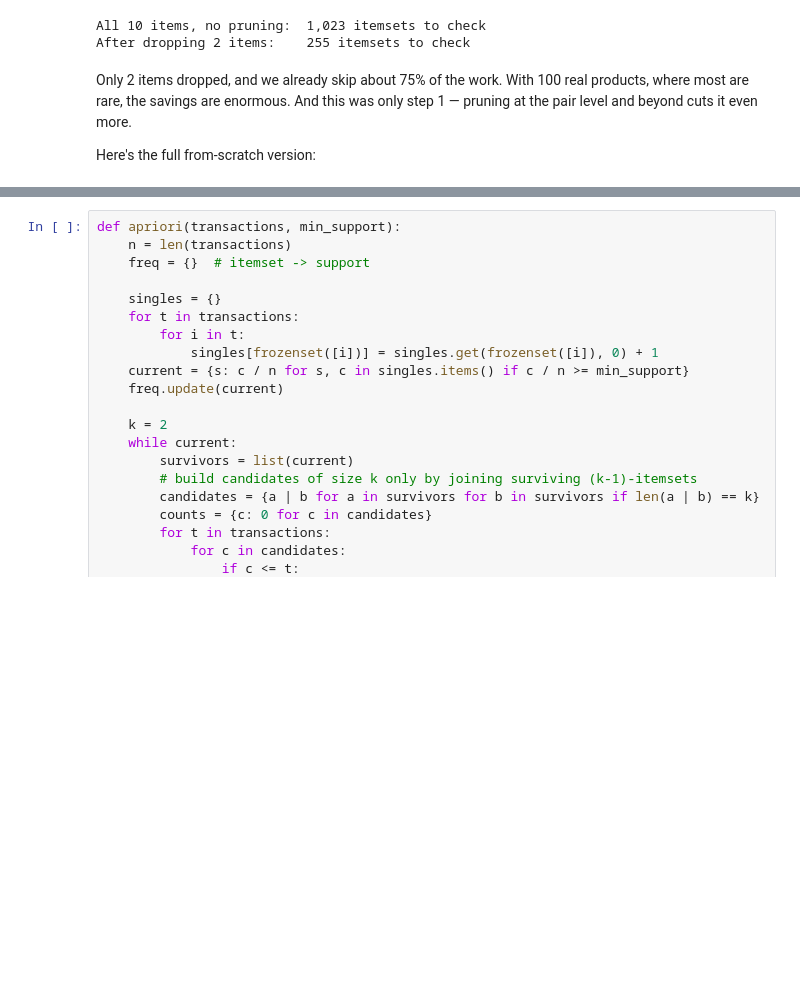
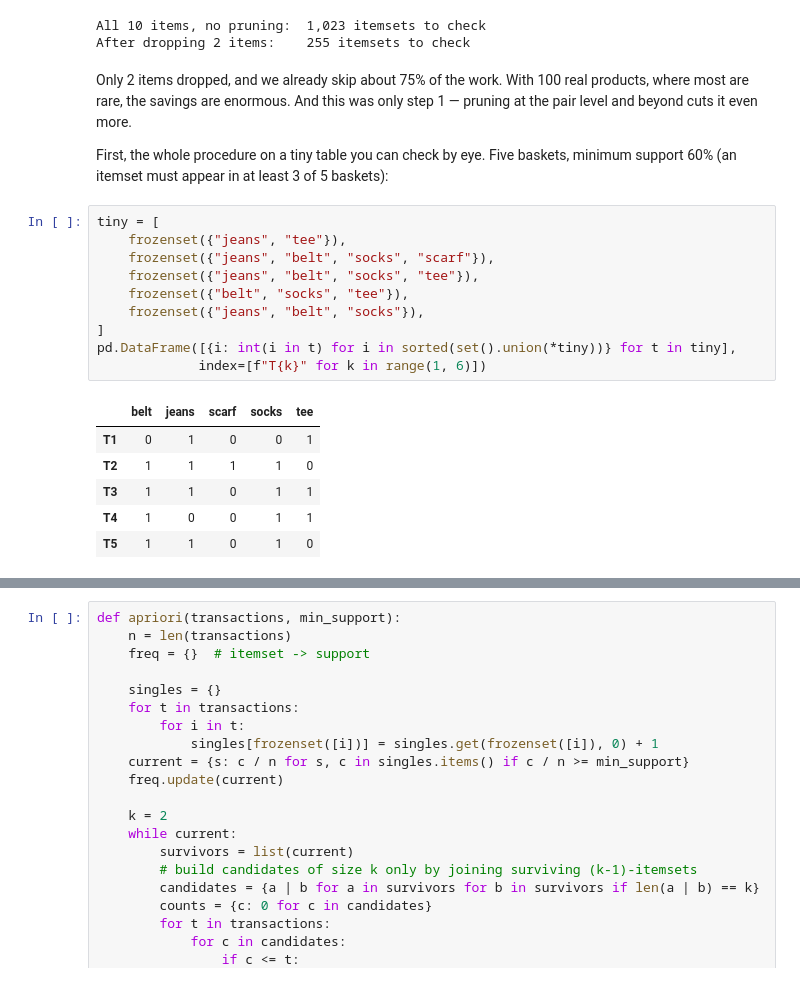
Before and after one commit to Ujjwal091/ai-ml-course, a Jupyter notebook: modules/02-unsupervised-learning/market-basket-analysis/notes.ipynb, the cells around one changed output, grey strips where cells are left out. Saved outputs shown, nothing was run; the diff lists cells and outputs as text; blank space fills up the shorter version.

```diff
--- a/modules/02-unsupervised-learning/market-basket-analysis/notes.ipynb
+++ b/modules/02-unsupervised-learning/market-basket-analysis/notes.ipynb
@@ -285,4 +276,22 @@ After dropping 2 items:    255 itemsets to check
 Only 2 items dropped, and we already skip about 75% of the work. With 100 real products, where most are rare,
 the savings are enormous. And this was only step 1 — pruning at the pair level and beyond cuts it even more.
 
-Here's the full from-scratch version:
+First, the whole procedure on a tiny table you can check by eye. Five baskets, minimum support 60% (an itemset
+must appear in at least 3 of 5 baskets):
+# %%
+tiny = [
+    frozenset({"jeans", "tee"}),
+    frozenset({"jeans", "belt", "socks", "scarf"}),
+    frozenset({"jeans", "belt", "socks", "tee"}),
+    frozenset({"belt", "socks", "tee"}),
+    frozenset({"jeans", "belt", "socks"}),
+]
+pd.DataFrame([{i: int(i in t) for i in sorted(set().union(*tiny))} for t in tiny],
+             index=[f"T{k}" for k in range(1, 6)])
+# %% [output]
+|  | belt | jeans | scarf | socks | tee |
+| T1 | 0 | 1 | 0 | 0 | 1 |
+| T2 | 1 | 1 | 1 | 1 | 0 |
+| T3 | 1 | 1 | 0 | 1 | 1 |
+| T4 | 1 | 0 | 0 | 1 | 1 |
+| T5 | 1 | 1 | 0 | 1 | 0 |
```
Also changed, not shown: parts of 11 cells of this notebook, 5 other files.
